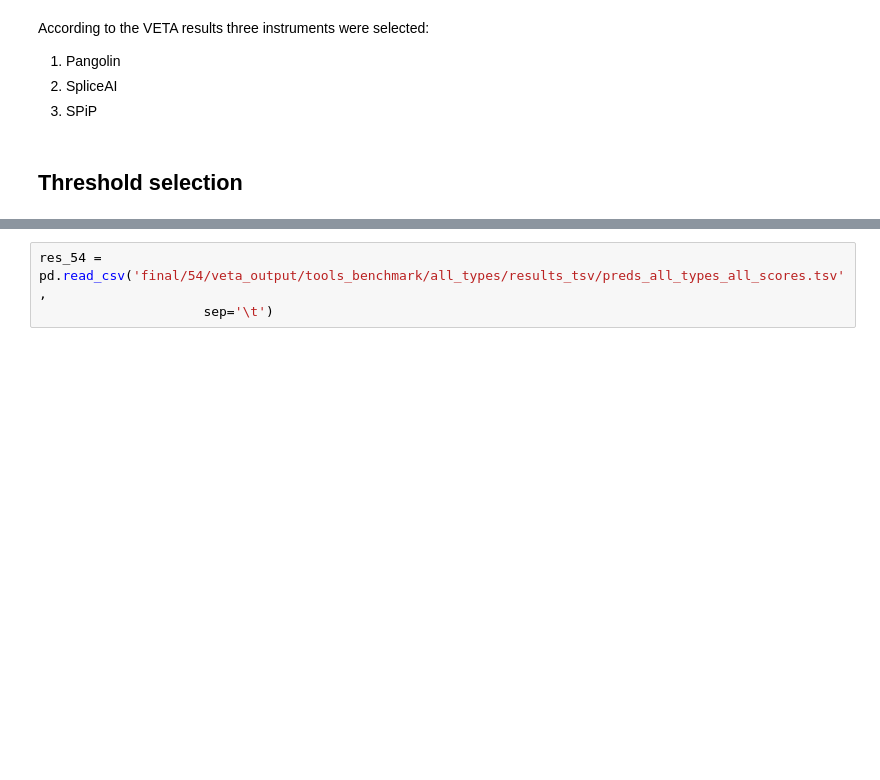
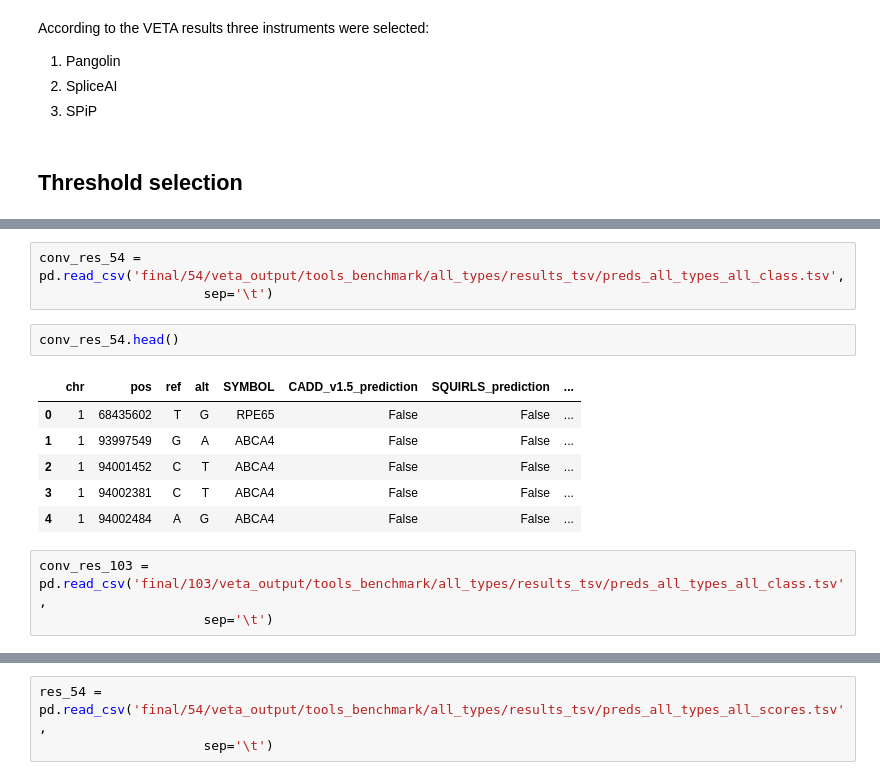
Before and after one commit to EkaterinShitik/IRD_prediction_assessment, a Jupyter notebook: Data_analysis.ipynb, the cells around one changed output, grey strips where cells are left out. Saved outputs shown, nothing was run; the diff lists cells and outputs as text; blank space fills up the shorter version.

```diff
--- a/Data_analysis.ipynb
+++ b/Data_analysis.ipynb
@@ -18,0 +39,15 @@ To select optimal thresholds we analize two datasets that contain:
+# %%
+conv_res_54 = pd.read_csv('final/54/veta_output/tools_benchmark/all_types/results_tsv/preds_all_types_all_class.tsv',
+                     sep='\t')
+# %%
+conv_res_54.head()
+# %% [output]
+|  | chr | pos | ref | alt | SYMBOL | CADD_v1.5_prediction | SQUIRLS_prediction | ... |
+| 0 | 1 | 68435602 | T | G | RPE65 | False | False | ... |
+| 1 | 1 | 93997549 | G | A | ABCA4 | False | False | ... |
+| 2 | 1 | 94001452 | C | T | ABCA4 | False | False | ... |
+| 3 | 1 | 94002381 | C | T | ABCA4 | False | False | ... |
+| 4 | 1 | 94002484 | A | G | ABCA4 | False | False | ... |
+# %%
+conv_res_103 = pd.read_csv('final/103/veta_output/tools_benchmark/all_types/results_tsv/preds_all_types_all_class.tsv',
+                     sep='\t')
```
Also changed, not shown: parts of 24 cells of this notebook.
